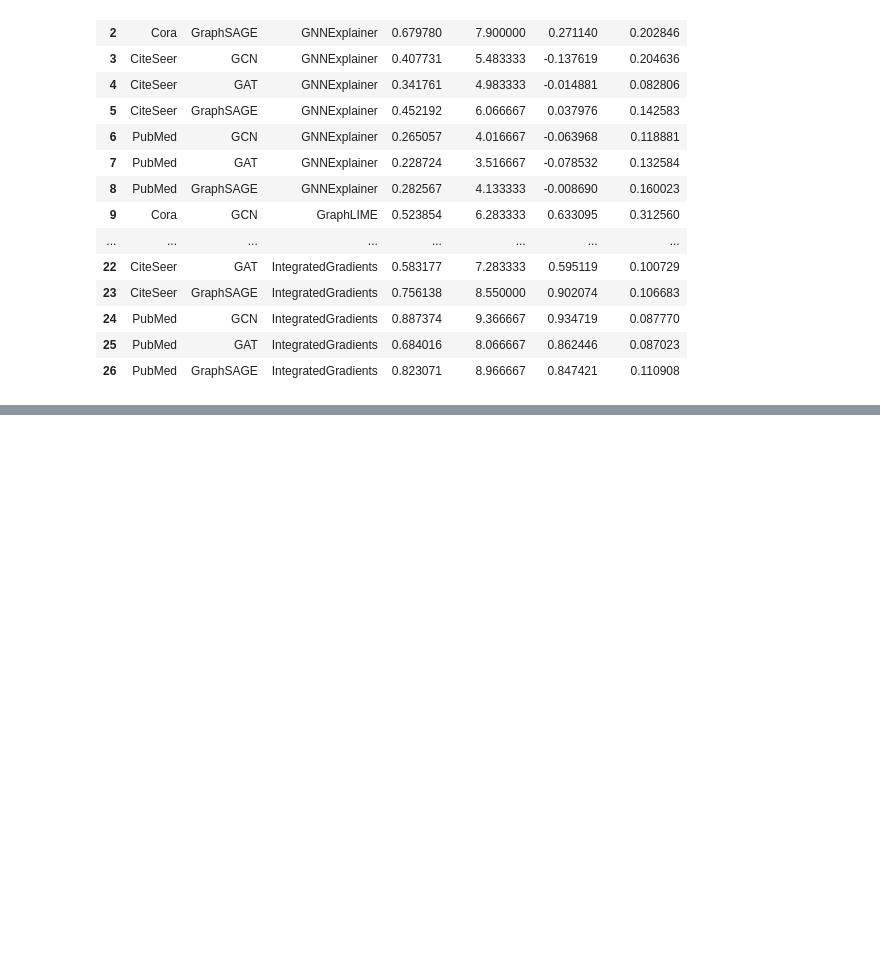
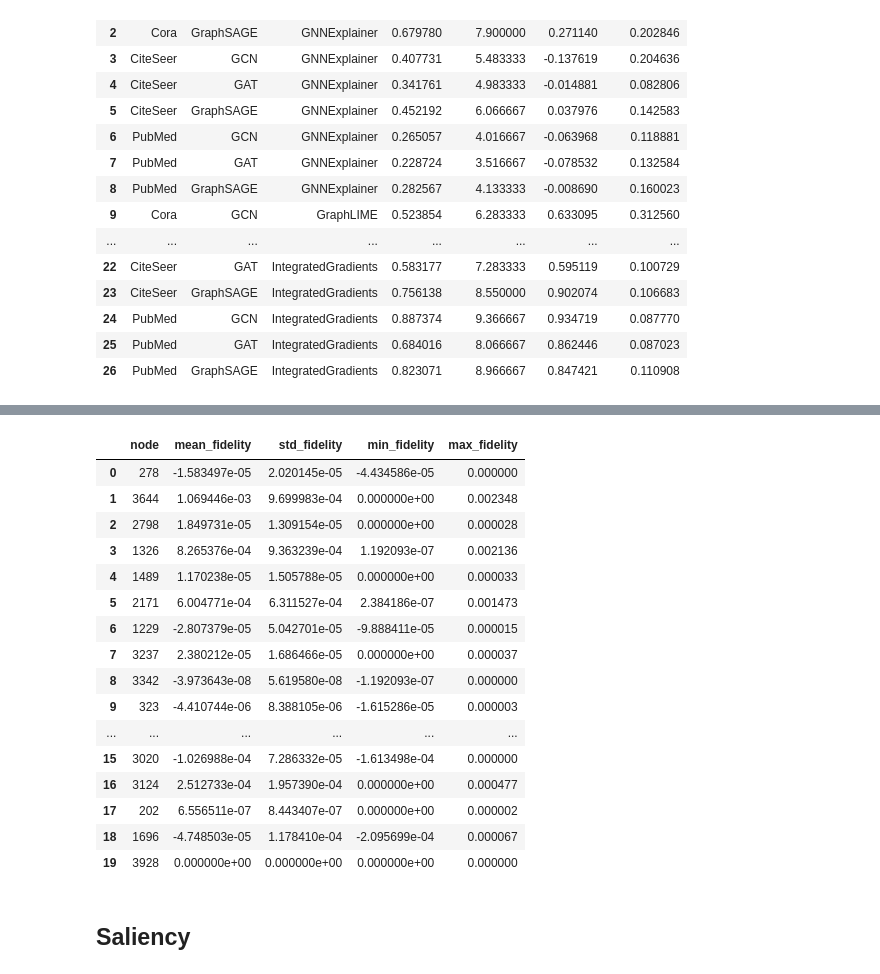
Before and after one commit to J0hnV1ct0r/Tabalho-Final-XAI, a Jupyter notebook: Cenario_Heterogenio_xai.ipynb, the cells around one changed output, grey strips where cells are left out. Cells and saved outputs as stored; diff of their text form; code cells hidden in the pictures; blank space fills up the shorter version.

```diff
--- a/Cenario_Heterogenio_xai.ipynb
+++ b/Cenario_Heterogenio_xai.ipynb
@@ -2266,0 +3095,14 @@ estabilidade_summary_df.to_csv(
+# %%
+selected_nodes_dblp = select_nodes_hetero(
+
+    han_models,
+
+    dblp_new,
+
+    n_nodes=20
+
+)
+
+print(
+    selected_nodes_dblp
+)
@@ -2266,0 +3114,29 @@ estabilidade_summary_df.to_csv(
+# %%
+han_models = load_han_models(
+
+    TOP_DIR,
+
+    dblp_new,
+
+    device
+
+)
+# %%
+dblp_han_ig_exp = load_explanations(
+    dataset="DBLP",
+    model="HAN",
+    explainer="IntegratedGradients",
+    save_dir=r"C:\faculdade\Tabalho-Final-XAI\explicacoes"
+)
+# %%
+fidelity_han_ig = fidelity_hetero(
+
+    models=han_models,
+
+    explanations=dblp_han_ig_exp,
+
+    selected_nodes=selected_nodes_dblp,
+
+    data=dblp_new
+)
+fidelity_han_ig.head()
@@ -2266,0 +3150,22 @@ estabilidade_summary_df.to_csv(
+# %%
+fidelity_han_ig
+# %% [output]
+|  | node | mean_fidelity | std_fidelity | min_fidelity | max_fidelity |
+| 0 | 278 | -1.583497e-05 | 2.020145e-05 | -4.434586e-05 | 0.000000 |
+| 1 | 3644 | 1.069446e-03 | 9.699983e-04 | 0.000000e+00 | 0.002348 |
+| 2 | 2798 | 1.849731e-05 | 1.309154e-05 | 0.000000e+00 | 0.000028 |
+| 3 | 1326 | 8.265376e-04 | 9.363239e-04 | 1.192093e-07 | 0.002136 |
+| 4 | 1489 | 1.170238e-05 | 1.505788e-05 | 0.000000e+00 | 0.000033 |
+| 5 | 2171 | 6.004771e-04 | 6.311527e-04 | 2.384186e-07 | 0.001473 |
+| 6 | 1229 | -2.807379e-05 | 5.042701e-05 | -9.888411e-05 | 0.000015 |
+| 7 | 3237 | 2.380212e-05 | 1.686466e-05 | 0.000000e+00 | 0.000037 |
+| 8 | 3342 | -3.973643e-08 | 5.619580e-08 | -1.192093e-07 | 0.000000 |
+| 9 | 323 | -4.410744e-06 | 8.388105e-06 | -1.615286e-05 | 0.000003 |
+| ... | ... | ... | ... | ... | ... |
+| 15 | 3020 | -1.026988e-04 | 7.286332e-05 | -1.613498e-04 | 0.000000 |
+| 16 | 3124 | 2.512733e-04 | 1.957390e-04 | 0.000000e+00 | 0.000477 |
+| 17 | 202 | 6.556511e-07 | 8.443407e-07 | 0.000000e+00 | 0.000002 |
+| 18 | 1696 | -4.748503e-05 | 1.178410e-04 | -2.095699e-04 | 0.000067 |
+| 19 | 3928 | 0.000000e+00 | 0.000000e+00 | 0.000000e+00 | 0.000000 |
+# %% [markdown]
+## Saliency
```
Also changed, not shown: parts of 55 cells of this notebook, 5 other files.
